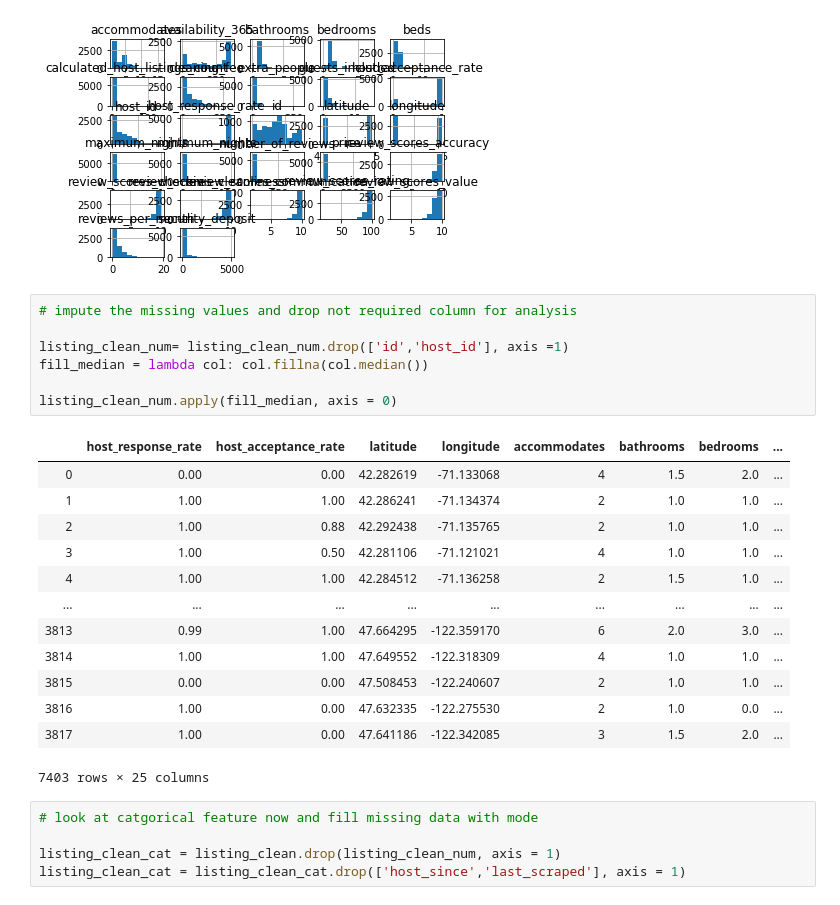
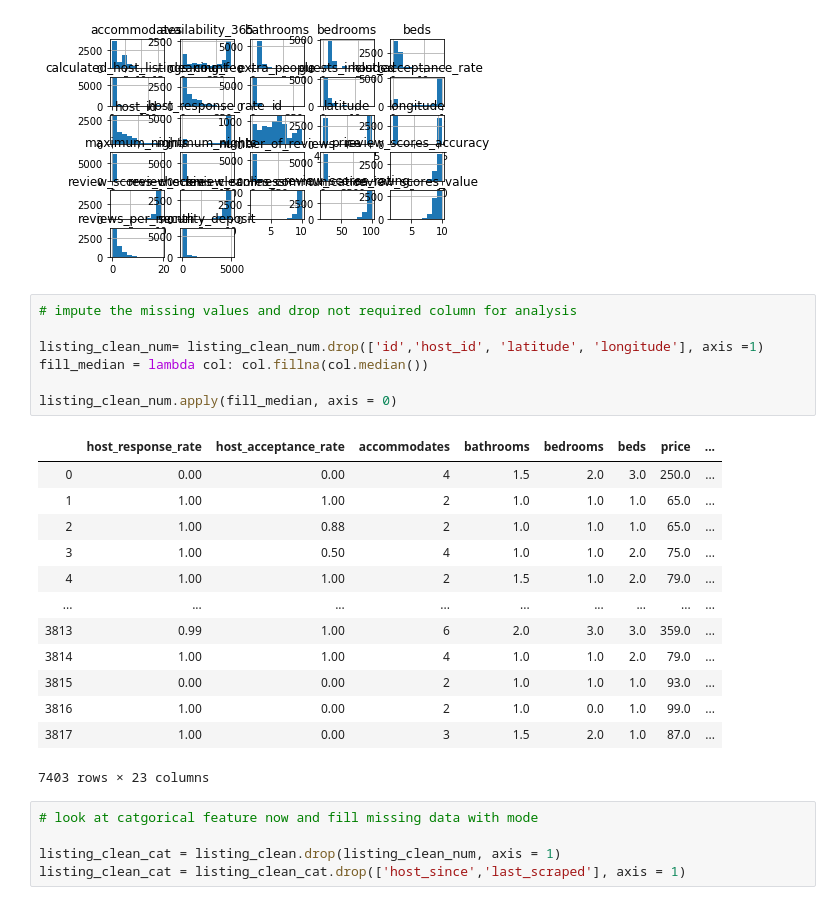
Before and after one commit to thebeachinspring/Airbnb_Data_Analysis, a Jupyter notebook: Airbnb_analysis.ipynb, the cells around one changed output. Cells and saved outputs as stored; diff of their text form.

```diff
--- a/Airbnb_analysis.ipynb
+++ b/Airbnb_analysis.ipynb
@@ -344,24 +344,24 @@ listing_clean_num.hist();
 # %%
 # impute the missing values and drop not required column for analysis
 
-listing_clean_num= listing_clean_num.drop(['id','host_id'], axis =1)
+listing_clean_num= listing_clean_num.drop(['id','host_id', 'latitude', 'longitude'], axis =1)
 fill_median = lambda col: col.fillna(col.median())
 
 listing_clean_num.apply(fill_median, axis = 0)
 # %% [output]
-|  | host_response_rate | host_acceptance_rate | latitude | longitude | accommodates | bathrooms | bedrooms | ... |
-| 0 | 0.00 | 0.00 | 42.282619 | -71.133068 | 4 | 1.5 | 2.0 | ... |
-| 1 | 1.00 | 1.00 | 42.286241 | -71.134374 | 2 | 1.0 | 1.0 | ... |
-| 2 | 1.00 | 0.88 | 42.292438 | -71.135765 | 2 | 1.0 | 1.0 | ... |
-| 3 | 1.00 | 0.50 | 42.281106 | -71.121021 | 4 | 1.0 | 1.0 | ... |
-| 4 | 1.00 | 1.00 | 42.284512 | -71.136258 | 2 | 1.5 | 1.0 | ... |
+|  | host_response_rate | host_acceptance_rate | accommodates | bathrooms | bedrooms | beds | price | ... |
+| 0 | 0.00 | 0.00 | 4 | 1.5 | 2.0 | 3.0 | 250.0 | ... |
+| 1 | 1.00 | 1.00 | 2 | 1.0 | 1.0 | 1.0 | 65.0 | ... |
+| 2 | 1.00 | 0.88 | 2 | 1.0 | 1.0 | 1.0 | 65.0 | ... |
+| 3 | 1.00 | 0.50 | 4 | 1.0 | 1.0 | 2.0 | 75.0 | ... |
+| 4 | 1.00 | 1.00 | 2 | 1.5 | 1.0 | 2.0 | 79.0 | ... |
 | ... | ... | ... | ... | ... | ... | ... | ... | ... |
-| 3813 | 0.99 | 1.00 | 47.664295 | -122.359170 | 6 | 2.0 | 3.0 | ... |
-| 3814 | 1.00 | 1.00 | 47.649552 | -122.318309 | 4 | 1.0 | 1.0 | ... |
-| 3815 | 0.00 | 0.00 | 47.508453 | -122.240607 | 2 | 1.0 | 1.0 | ... |
-| 3816 | 1.00 | 0.00 | 47.632335 | -122.275530 | 2 | 1.0 | 0.0 | ... |
-| 3817 | 1.00 | 0.00 | 47.641186 | -122.342085 | 3 | 1.5 | 2.0 | ... |
+| 3813 | 0.99 | 1.00 | 6 | 2.0 | 3.0 | 3.0 | 359.0 | ... |
+| 3814 | 1.00 | 1.00 | 4 | 1.0 | 1.0 | 2.0 | 79.0 | ... |
+| 3815 | 0.00 | 0.00 | 2 | 1.0 | 1.0 | 1.0 | 93.0 | ... |
+| 3816 | 1.00 | 0.00 | 2 | 1.0 | 0.0 | 1.0 | 99.0 | ... |
+| 3817 | 1.00 | 0.00 | 3 | 1.5 | 2.0 | 1.0 | 87.0 | ... |
-7403 rows × 25 columns
+7403 rows × 23 columns
 # %%
 # look at catgorical feature now and fill missing data with mode
 
```
Also changed, not shown: parts of 7 cells of this notebook.
